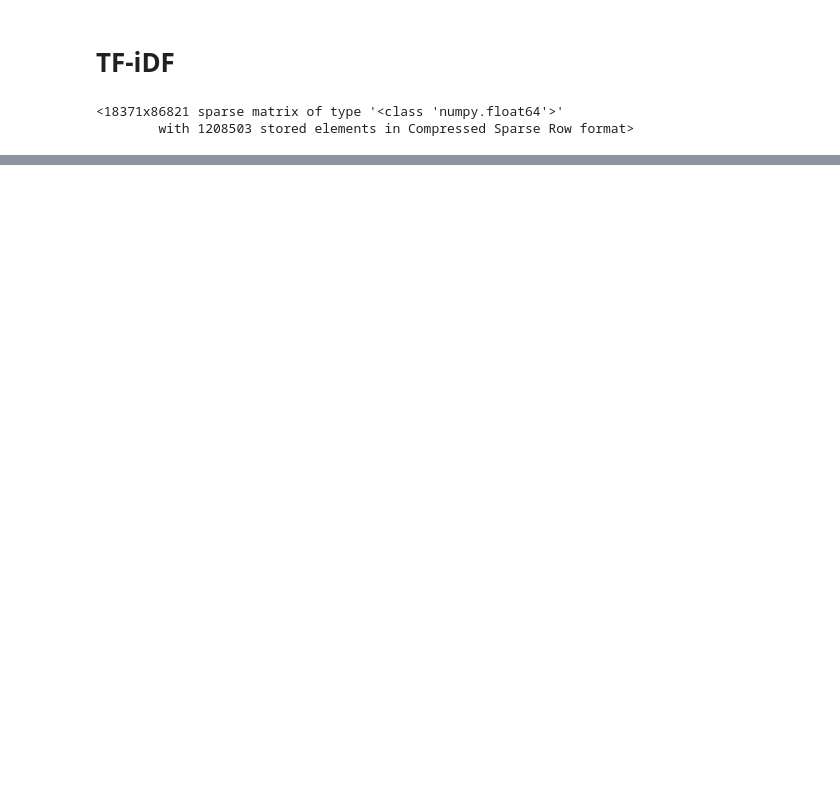
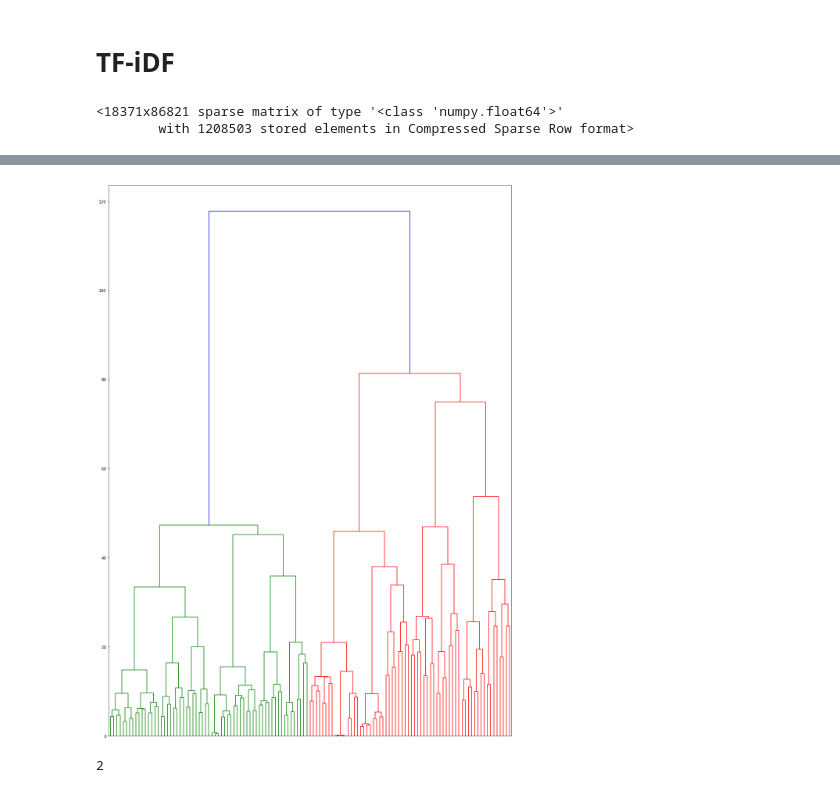
Before and after one commit to GA239/DS_course, a Jupyter notebook: HW6/clustering.ipynb, the cells around one changed output, grey strips where cells are left out. Cells and saved outputs as stored; diff of their text form; code cells hidden in the pictures; blank space fills up the shorter version.

```diff
--- a/HW6/clustering.ipynb
+++ b/HW6/clustering.ipynb
@@ -286,0 +339,4 @@ plot_clusters_two_decompositions(vectors, with_text_features=False, n_components
+# %%
+plot_linkage_matrix(linkage_matrix, truncate_mode='level', p=6)
+# %% [output]
+[figure, added]
@@ -286,0 +345,5 @@ plot_clusters_two_decompositions(vectors, with_text_features=False, n_components
+# %%
+import editdistance
+editdistance.eval('banana', 'bahama')
+# %% [output]
+2
```
Also changed, not shown: parts of 17 cells of this notebook, 3 other files.
